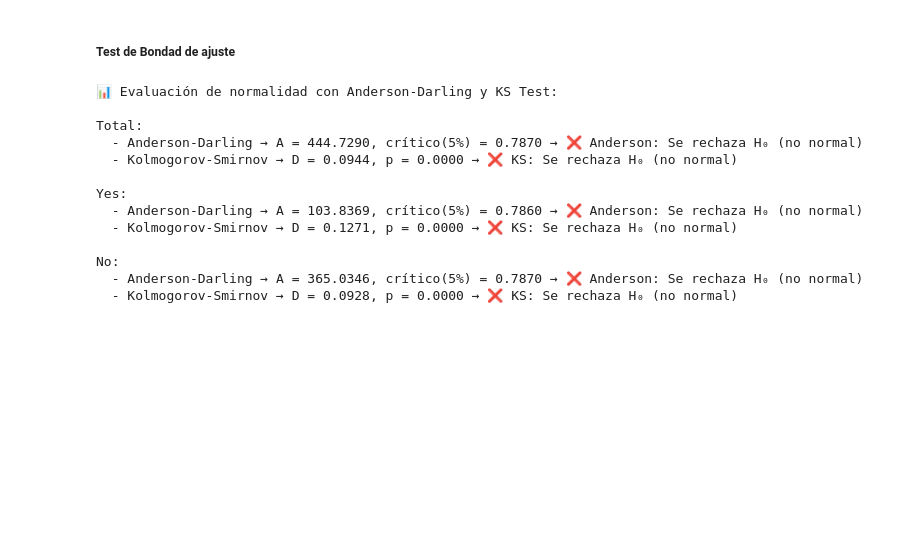
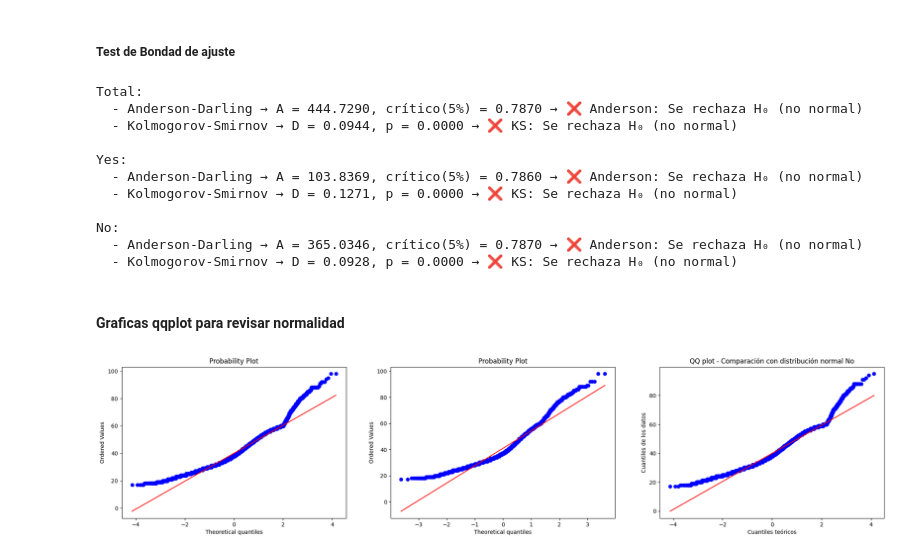
Before and after one commit to Hemersson7/Estadistica, a Jupyter notebook: Tarea1.ipynb, the cells around one changed output. Cells and saved outputs as stored; diff of their text form; code cells hidden in the pictures; blank space fills up the shorter version.

Commit message:
Adicion test bondad ajuste

```diff
--- a/Tarea1.ipynb
+++ b/Tarea1.ipynb
@@ -291,13 +291,11 @@ grupos = {
     "No": data[data["y"] == "no"]["age"]
 }
 
-print("📊 Evaluación de normalidad con Anderson-Darling y KS Test:\n")
 
-for nombre, serie in grupos.items():
-    serie = serie.dropna()
+for nombre, datos in grupos.items():
 
     # Anderson-Darling Test
-    anderson = stats.anderson(serie, dist='norm')
+    anderson = stats.anderson(datos, dist='norm')
     estadistico_A = anderson.statistic
     valor_critico_5 = anderson.critical_values[2]  # índice 2 → 5%
 
@@ -307,8 +305,8 @@ for nombre, serie in grupos.items():
         resultado_A = "❌ Anderson: Se rechaza H₀ (no normal)"
 
     # Kolmogorov-Smirnov Test
-    mu, sigma = stats.norm.fit(serie)
-    D, p_ks = stats.kstest(serie, 'norm', args=(mu, sigma))
+    mu, sigma = stats.norm.fit(datos)
+    D, p_ks = stats.kstest(datos, 'norm', args=(mu, sigma))
 
     if p_ks > 0.05:
         resultado_KS = "✅ KS: No se rechaza H₀ (normal)"
@@ -320,8 +318,6 @@ for nombre, serie in grupos.items():
           f"  - Anderson-Darling → A = {estadistico_A:.4f}, crítico(5%) = {valor_critico_5:.4f} → {resultado_A}\n"
           f"  - Kolmogorov-Smirnov → D = {D:.4f}, p = {p_ks:.4f} → {resultado_KS}\n")
 # %% [output]
-📊 Evaluación de normalidad con Anderson-Darling y KS Test:
-
 Total:
   - Anderson-Darling → A = 444.7290, crítico(5%) = 0.7870 → ❌ Anderson: Se rechaza H₀ (no normal)
   - Kolmogorov-Smirnov → D = 0.0944, p = 0.0000 → ❌ KS: Se rechaza H₀ (no normal)
@@ -333,3 +329,21 @@ Yes:
 No:
   - Anderson-Darling → A = 365.0346, crítico(5%) = 0.7870 → ❌ Anderson: Se rechaza H₀ (no normal)
   - Kolmogorov-Smirnov → D = 0.0928, p = 0.0000 → ❌ KS: Se rechaza H₀ (no normal)
+# %% [markdown]
+#### Graficas qqplot para revisar normalidad
+# %%
+grupos = {
+    "Total": data["age"],
+    "Yes": data[data["y"] == "yes"]["age"],
+    "No": data[data["y"] == "no"]["age"]
+}
+fig, axes = plt.subplots(1,3, figsize = (25,5))
+i = 0
+for nombre, datos in grupos.items():
+    stats.probplot(datos, dist = "norm", plot =axes[i])
+    plt.title(f"QQ plot - Comparación con distribución normal {nombre}")
+    plt.xlabel("Cuantiles teóricos")
+    plt.ylabel("Cuantiles de los datos")
+    i = i+1
+# %% [output]
+[figure, added]
```
Also changed, not shown: parts of 6 cells of this notebook.
